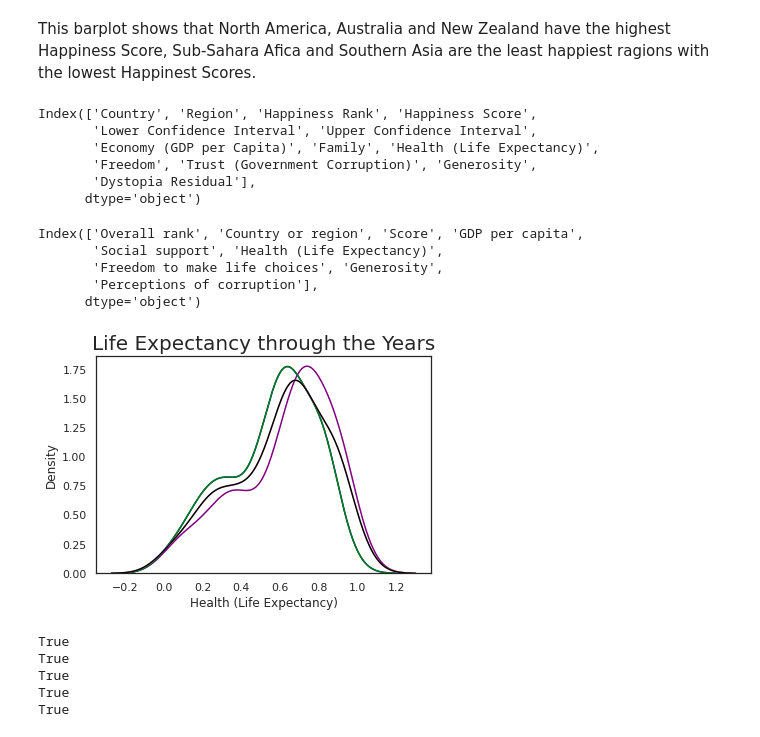
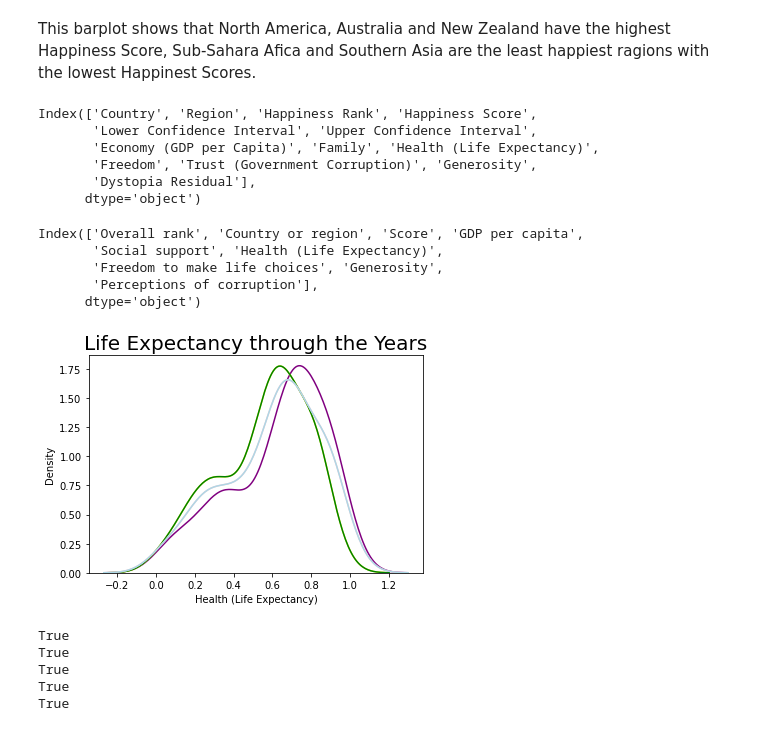
Before and after one commit to Jojomaque/Portfolio, a Jupyter notebook: JojoHow_happy_is_the_world.ipynb, the cells around one changed output. Cells and saved outputs as stored; diff of their text form; code cells hidden in the pictures.

```diff
--- a/JojoHow_happy_is_the_world.ipynb
+++ b/JojoHow_happy_is_the_world.ipynb
@@ -379,36 +377,36 @@ happy_2016 = pd.read_excel('https://github.com/futureCodersSE/working-with-data/
 happy_2017 = pd.read_excel('https://github.com/futureCodersSE/working-with-data/blob/main/Happiness-Data/2016.xlsx?raw=true')
 happy_2018 = pd.read_excel('https://github.com/futureCodersSE/working-with-data/blob/main/Happiness-Data/2018.xlsx?raw=true')
 happy_2019 = pd.read_excel('https://github.com/futureCodersSE/working-with-data/blob/main/Happiness-Data/2018.xlsx?raw=true')
 
 happy_2018.rename(columns={'Healthy life expectancy': 'Health (Life Expectancy)'}, inplace=True)
 
 happy_2019.rename(columns={'Healthy life expectancy': 'Health (Life Expectancy)'}, inplace=True)
 happy_2019.columns
 display(happy_2016.columns)
 display(happy_2018.columns)
 sns.kdeplot(happy_2015['Health (Life Expectancy)'],color='purple')
-sns.kdeplot(happy_2016['Health (Life Expectancy)'],color='blue')
+sns.kdeplot(happy_2016['Health (Life Expectancy)'],color='yellow')
 sns.kdeplot(happy_2017['Health (Life Expectancy)'],color='green')
 sns.kdeplot(happy_2018['Health (Life Expectancy)'],color='pink')
-sns.kdeplot(happy_2019['Health (Life Expectancy)'],color='black')
+sns.kdeplot(happy_2019['Health (Life Expectancy)'],color='lightblue')
 
 
 plt.title('Life Expectancy through the Years',size=20)
 # plt.figure(figsize=(3,2))
 plt.show()
 # %% [output]
 Index(['Country', 'Region', 'Happiness Rank', 'Happiness Score',
        'Lower Confidence Interval', 'Upper Confidence Interval',
        'Economy (GDP per Capita)', 'Family', 'Health (Life Expectancy)',
        'Freedom', 'Trust (Government Corruption)', 'Generosity',
        'Dystopia Residual'],
       dtype='object')
 Index(['Overall rank', 'Country or region', 'Score', 'GDP per capita',
        'Social support', 'Health (Life Expectancy)',
        'Freedom to make life choices', 'Generosity',
        'Perceptions of corruption'],
       dtype='object')
-[figure, old version]
+[figure, new version]
 # %%
 for d in [happy_2015, happy_2016, happy_2017, happy_2018, happy_2019]:
   cols = list(d.columns)
```
Also changed, not shown: parts of 6 cells of this notebook.
